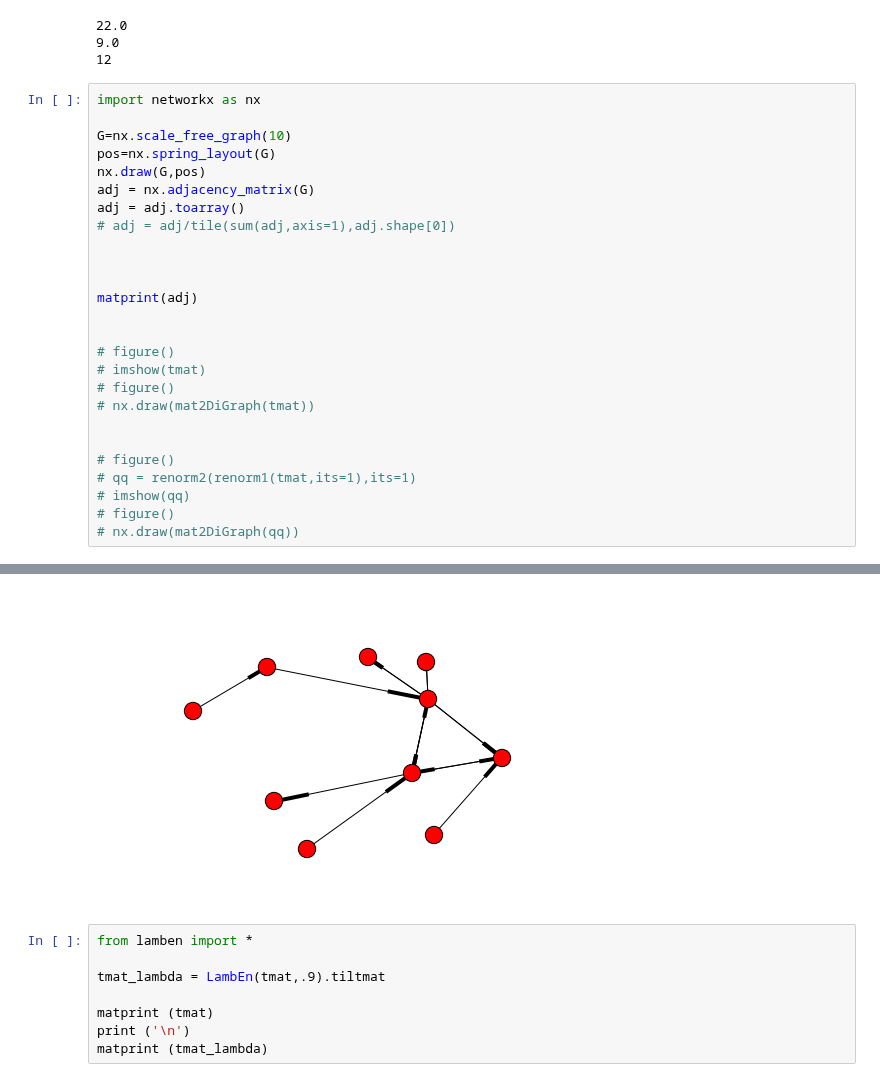
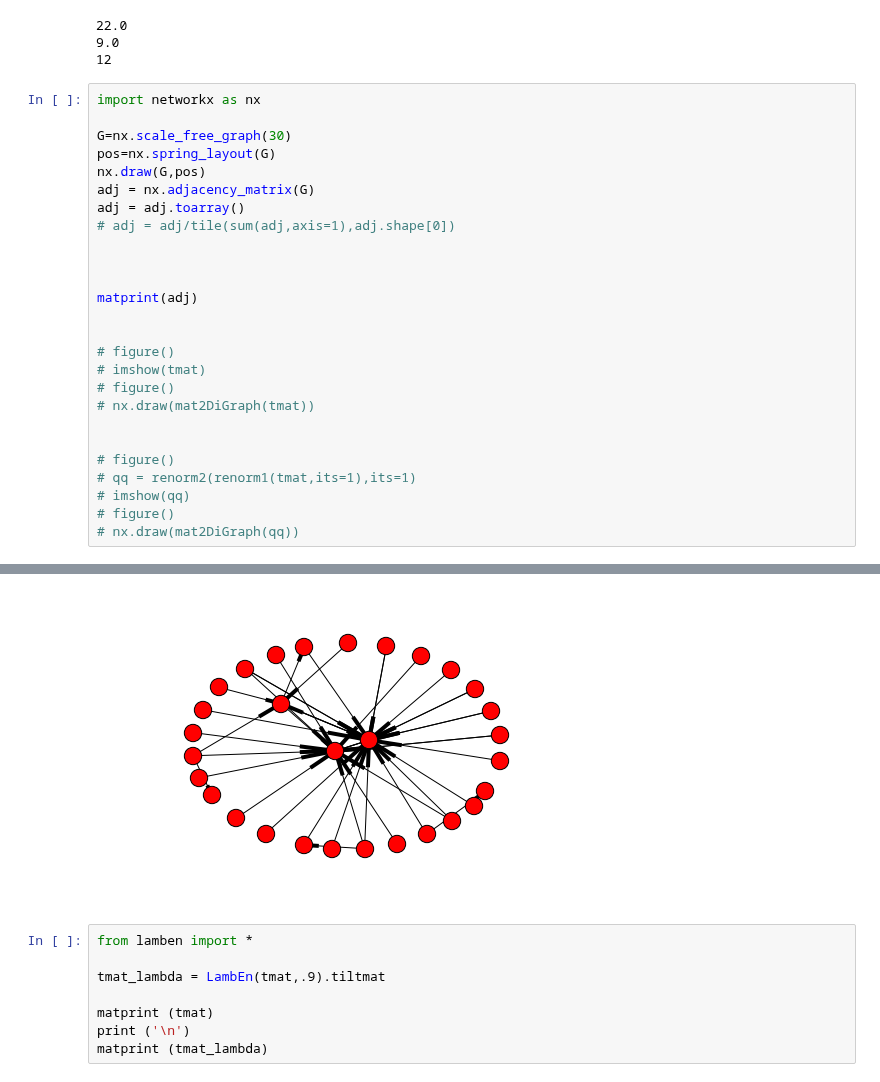
Before and after one commit to williamgilpin/netsim, a Jupyter notebook: simple_models.ipynb, the cells around one changed output, grey strips where cells are left out. Saved outputs shown, nothing was run; the diff lists cells and outputs as text.

```diff
--- a/simple_models.ipynb
+++ b/simple_models.ipynb
@@ -348,7 +333,7 @@ print (Z*(Z-1)**(k-1))
 # %%
 import networkx as nx
 
-G=nx.scale_free_graph(10)
+G=nx.scale_free_graph(30)
 pos=nx.spring_layout(G)
 nx.draw(G,pos)
 adj = nx.adjacency_matrix(G)
@@ -394,4 +377,4 @@ matprint(adj)
-[figure, old version]
+[figure, new version]
 # %%
 from lamben import *
 
```
Also changed, not shown: parts of 16 cells of this notebook, 2 other files.
